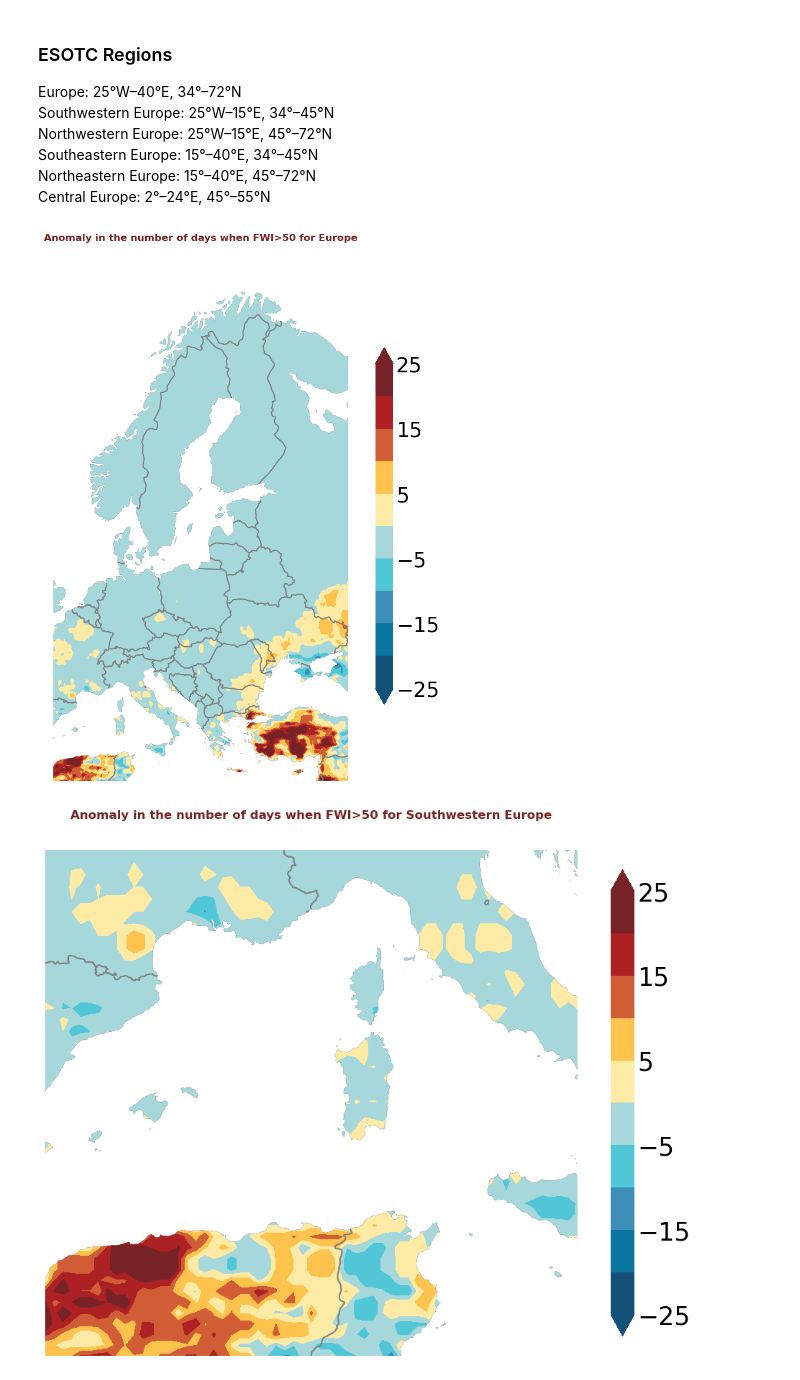
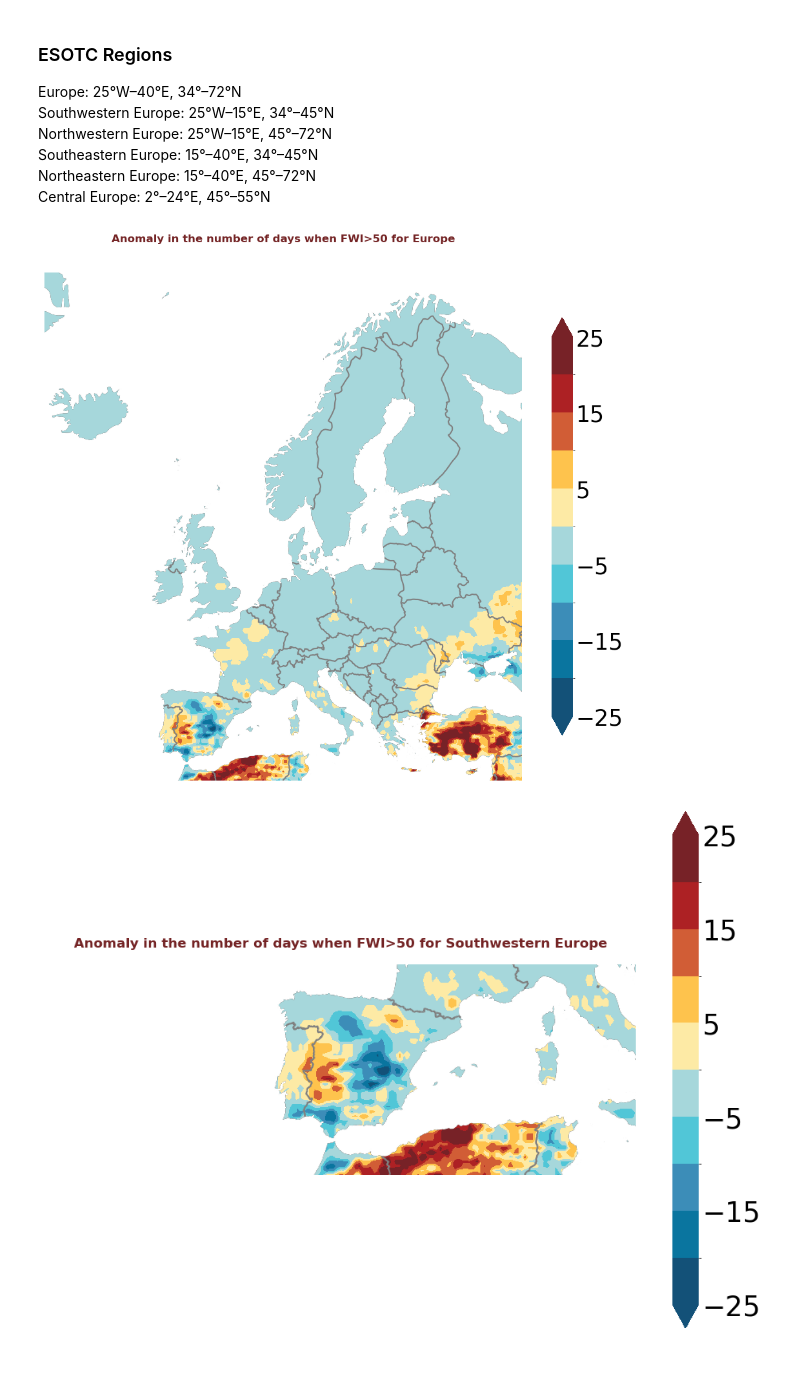
Before and after one commit to ecmwf-projects/copernicus-training-c3s-review, a Jupyter notebook: cems-notebooks/visualising-fwi-for-esotc.ipynb, the cells around one changed output. Saved outputs shown, nothing was run; the diff lists cells and outputs as text; code cells hidden in the pictures.

```diff
--- a/cems-notebooks/visualising-fwi-for-esotc.ipynb
+++ b/cems-notebooks/visualising-fwi-for-esotc.ipynb
@@ -142,7 +137,11 @@ Depending on how many years you choose, you may run out of memory.
 There's an option to use the global grid, or to slice your grid into a smaller area (Section 2 in this Notebook).
 # %%
 # For a global grid:
-ds = xr.open_mfdataset('data_dir/2015_2020/ECMWF_FWI_FWI_????????_1200_hr_v4.0_con.nc', parallel = True)
+ds = xr.open_mfdataset(filelist, parallel=True) # 'data_dir/2015_2020/ECMWF_FWI_FWI_????????_1200_hr_v4.0_con.nc', parallel = True)
+
+# make sure the fields has the right longitude record from -180 to 180
+ds.coords['longitude'] = (ds.coords['longitude'] + 180) % 360 - 180
+ds = ds.sortby(ds.longitude)
 # %% [markdown]
 ### Calculations
 # %% [markdown]
@@ -399,66 +416,44 @@ Southeastern Europe: 15°–40°E, 34°–45°N <br>
 Northeastern Europe: 15°–40°E, 45°–72°N <br>
 Central Europe: 2°–24°E, 45°–55°N
 # %%
-esotc_regions={'Europe':[-25,40,72,34,0,20],
-            'Southwestern Europe':[-25,15,45,34,0,45],
-            'Northwestern Europe':[-25,15,72,45,0,20],
-            'Southeastern Europe':[15,40,45,34,0,45],
-            'Northeastern Europe':[15,40,72,45,0,20]}
+esotc_regions = {
+    'Europe':[-25,40,72,34,0,20],
+    'Southwestern Europe':[-25,15,45,34,0,45],
+    'Northwestern Europe':[-25,15,72,45,0,20],
+    'Southeastern Europe':[15,40,45,34,0,45],
+    'Northeastern Europe':[15,40,72,45,0,20]
+}
 # %%
 for key in esotc_regions:
     lon1=esotc_regions[key][0]
     lon2=esotc_regions[key][1]
     lat1=esotc_regions[key][2]
     lat2=esotc_regions[key][3]
     cymin=esotc_regions[key][4]
     cymax=esotc_regions[key][5]
     small = ds.sel(latitude=slice(lat1,lat2), longitude=slice(lon1,lon2))
 # Calculations
     last_y = small.sel(time=slice('2020-05-01T12:00:00.000000000','2020-09-30T12:00:00.000000000'))
     fwi_over50_2020 = last_y.fwi.where(last_y.fwi>50).groupby('time.year').count(dim='time')
 
     fwi_data_summer = small.sel(time=slice('2015-05-01', '2015-09-30'))
     fwi_over50 = fwi_data_summer.fwi.where(fwi_data_summer.fwi>50).groupby('time.year').count(dim='time')
 
     for year in range(2015,2019):
         fwi_data = ds.sel(time=slice(f'{year}-05-01', f'{year}-09-30'))
         x = fwi_data.fwi.where(fwi_data.fwi>50).groupby('time.year').count(dim='time')
         fwi_over50 = xr.concat([fwi_over50, x], dim='year')
 
     fwi_over50_mean = fwi_over50.mean(dim='year')
-    anom = fwi_over50_2020.sel(year=2020) - fwi_over50_mean
+    anom_region = fwi_over50_2020.sel(year=2020) - fwi_over50_mean
 
-# Plotting
-    plt.figure(figsize=(10, 10), dpi=100)
-    ax = plt.axes(projection=ccrs.Mercator())
-
-    ax.add_feature(cart.feature.OCEAN, zorder=100, edgecolor='#dc5736', color='white')
-    ax.add_feature(cart.feature.BORDERS, edgecolor='grey', lw=1.5)
-    #ax.set_extent ((-15, 40, 34, 70), ccrs.PlateCarree())
-
-    redblue = ['#135178', '#0a759f', '#3c8db8', '#51c6d7', '#a6d7db', '#fdeaa5', '#fec34d', '#d15d36', '#ad2124', '#772227']
-    # Create the custom colormap
-    my_cmap = (colors.ListedColormap(redblue))
-    my_cmap.set_over('#772227')
-    my_cmap.set_under('#135178')
-
-    # Specify the number of discrete levels to use in the colormap
-    bounds = [-25, -20, -15, -10, -5, 0, 5, 10, 15, 20, 25]
-    norm = colors.BoundaryNorm(bounds, my_cmap.N)
-
-    # Plot data with contours and shading
-    img = anom.plot.contourf(ax=ax, transform=ccrs.PlateCarree(), cmap=my_cmap, norm=norm, levels=11, extend='both',
-                             add_colorbar=False, add_labels=False)
-    cbar = plt.colorbar(img, ax=ax, shrink=0.7, ticks=bounds[::2] )
-    cbar.outline.set_visible(False)
-    cbar.ax.tick_params(size=0)
-
-    #Add coastlines and title, remove black frame
-    ax.coastlines()
-    ax.set_frame_on(False)
-    plt.title("Anomaly in the number of days when FWI>50 for " + key, fontsize=12, fontweight='bold', y=1.05, color='#742425')
-    plt.tight_layout()
-    #plt.savefig('./fwi_anom_europe_v_nowhite.tiff', format='tiff',facecolor='white')
+    produce_map_plot(
+        anom_region,
+        title = "Anomaly in the number of days when FWI>50 for " + key,
+#         cbar_ticks=[-25, -15, -5, 5, 15, 25],
+#         colour_list = ['#135178', '#0a759f', '#3c8db8', '#51c6d7', '#a6d7db','grey', '#fdeaa5', '#fec34d', '#d15d36', '#ad2124', '#772227'],
+#         bounds = [-25, -20, -15, -10, -5, -1, 1, 5, 10, 15, 20, 25], borders=False,
+    )
 # %% [output]
-[figure, old version]
+[figure, new version]
-[figure, old version]
+[figure, new version]
```
Also changed, not shown: parts of 16 cells of this notebook, 1 other file.
